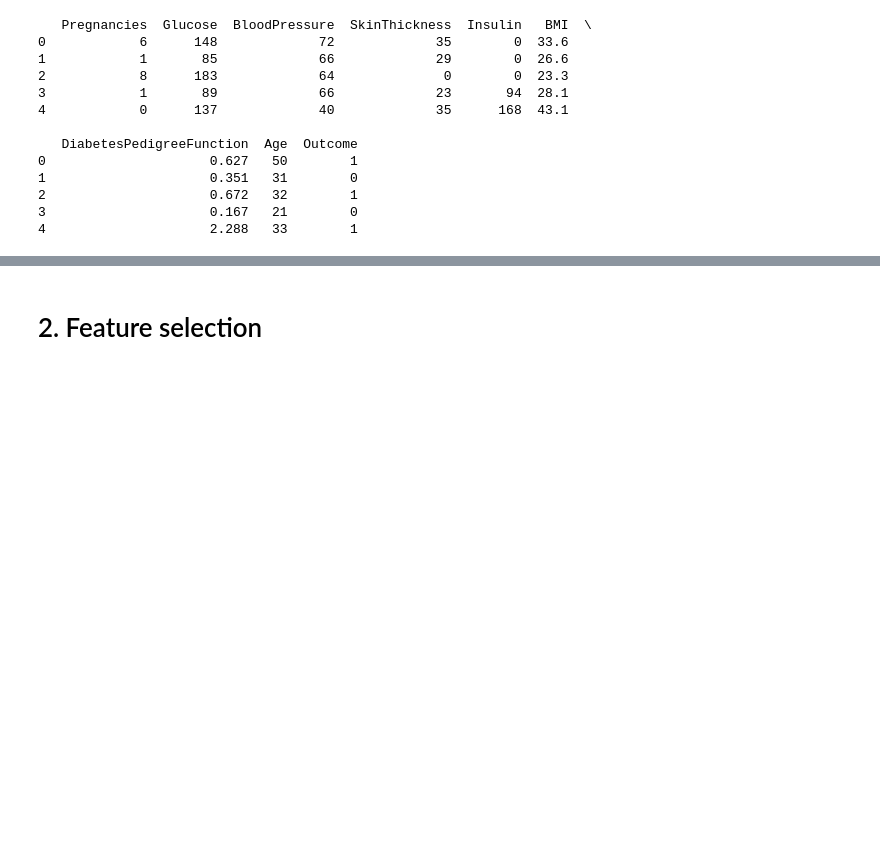
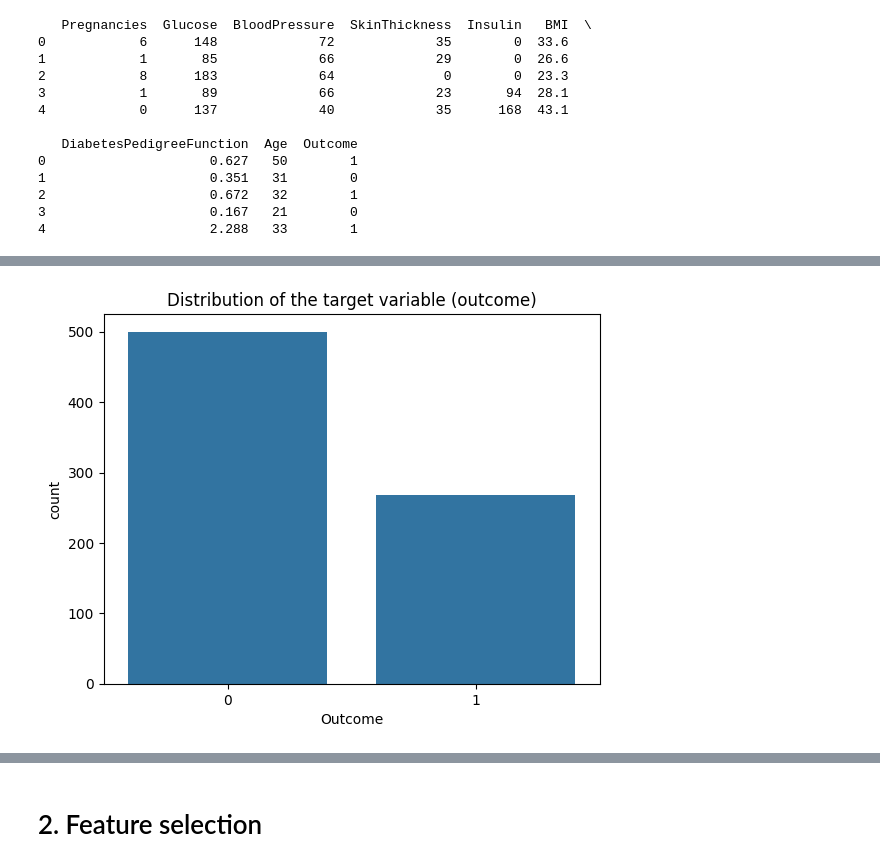
Before and after one commit to Amal1703/End-to-End-project-Mlops-XAI-GUI-Predict-Diabetes, a Jupyter notebook: notebook/test.ipynb, the cells around one changed output, grey strips where cells are left out. Drawn from its saved outputs; the diff is of its cells as text; code cells hidden in the pictures; blank space fills up the shorter version.

```diff
--- a/notebook/test.ipynb
+++ b/notebook/test.ipynb
@@ -36,0 +40,6 @@ c:\Users\Amal\Desktop\Predict Diabetes\Predict_Diabetes
+# %%
+from utils.common import load_yaml_config
+
+# Read config.yaml
+config = load_yaml_config('yaml file/config.yaml')
+config
@@ -44,6 +66,6 @@ with zipfile.ZipFile("dataset/Diabetes_Dataset.zip", "r") as z:
 # %%
-# Lire le CSV
-df = pd.read_csv("dataset/Diabetes_Dataset_unzipped/diabetes_dataset.csv")
+# Read csv file
+df = pd.read_csv(config["data_validation"]["unzip_data_dir"])
 print(df.head())
 # %% [output]
    Pregnancies  Glucose  BloodPressure  SkinThickness  Insulin   BMI  \
@@ -201,0 +171,4 @@ for col in num_cols:
+# %%
+target = "Outcome"
+X = df.drop(target, axis=1)
+y = df[target]
@@ -201,0 +191,7 @@ for col in num_cols:
+# %%
+# 2. Distribution of the target variable
+sns.countplot(x=y, data=df)
+plt.title("Distribution of the target variable (outcome)")
+plt.show()
+# %% [output]
+[figure, added]
```
Also changed, not shown: parts of 80 cells of this notebook, 21 other files.
